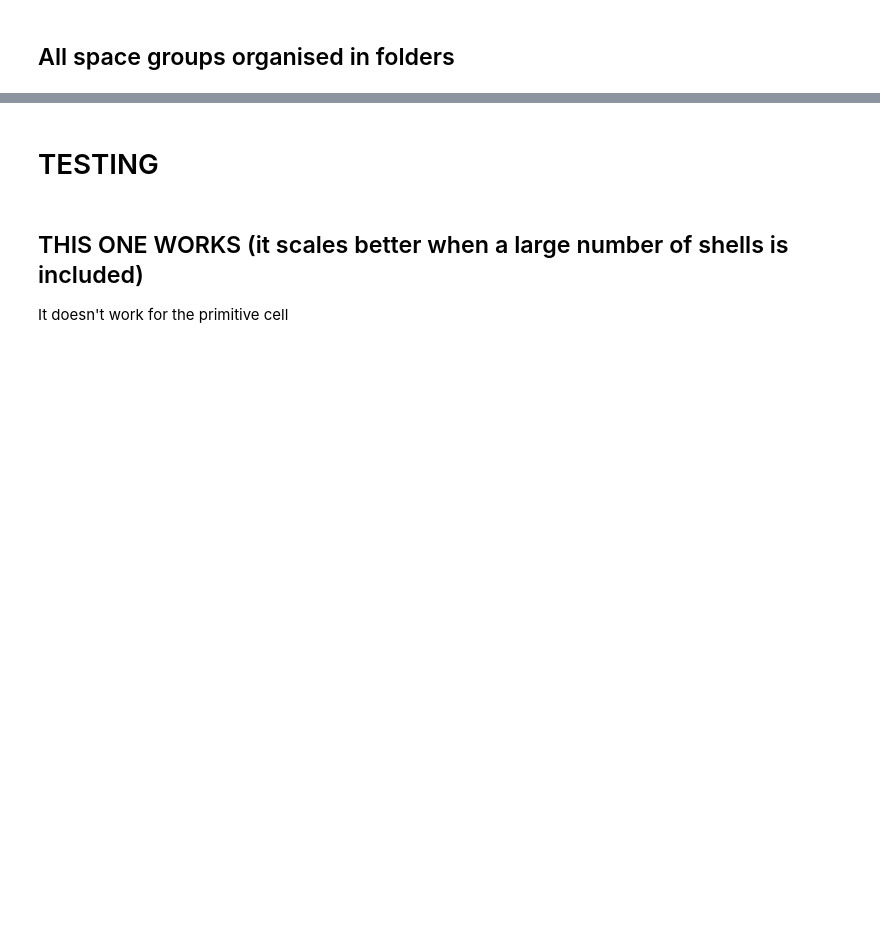
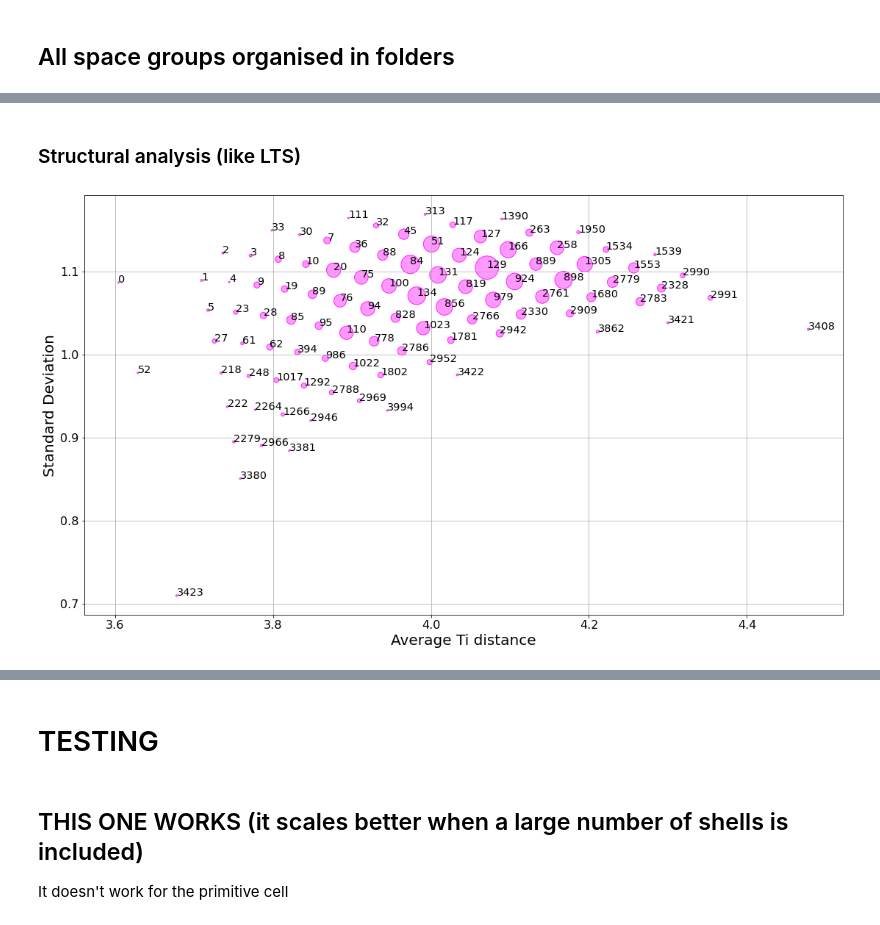
Before and after one commit to cmsg-icl/solid-solutions, a Jupyter notebook: Classification_ML.ipynb, the cells around one changed output, grey strips where cells are left out. Cells and saved outputs as stored; diff of their text form; code cells hidden in the pictures; blank space fills up the shorter version.

```diff
--- a/Classification_ML.ipynb
+++ b/Classification_ML.ipynb
@@ -177,0 +342,3 @@ neighbours_spatial_dist_all[1]
+# %%
+neighbours_spatial_dist_all_sorted_sliced_sum = \
+np.sum(neighbours_spatial_dist_all_sorted_sliced,axis=1)
@@ -177,0 +347,7 @@ neighbours_spatial_dist_all[1]
+# %%
+vector_descriptor = neighbours_spatial_dist_all_sorted_sliced_sum
+a = vector_descriptor[0]
+for i in range(len(neighbours_spatial_dist_all_sorted_sliced_sum)):
+    b = vector_descriptor[i]
+    cos_sim = np.dot(a, b)/(np.linalg.norm(a)*np.linalg.norm(b))
+    #print(cos_sim)
@@ -315,0 +535,2 @@ for j,i in enumerate(energy[1:]):
+# %% [markdown]
+### Structural analysis (like LTS)
@@ -315,0 +552,36 @@ for j,i in enumerate(energy[1:]):
+# %%
+unique_mg_average = np.unique(np.sort(np.array(average_mg)),axis=0)
+average_mg_group = []
+for i in range(len(structures)):
+    average_mg_group.append(np.where(unique_mg_average == average_mg[i])[0][0])
+# %%
+dist_std_unique, dist_std_first, dist_std_occ =  \
+np.unique(np.round(np.array(average_std_mg_combined),6),axis=0,return_counts=True,return_index=True)
+# %%
+import matplotlib.pyplot as plt
+
+font = {'size'   : 14.5,
+       'weight': 'normal'}
+
+plt.rc('font', **font)
+
+color = ['b','g','r','c','m','y','k','tab:orange']
+fig, ax = plt.subplots()
+ax.scatter(dist_std_unique[:,0], dist_std_unique[:,1],s=dist_std_occ/max(dist_std_occ)*1000,
+           edgecolors='#ff22ff', color='#ff99ff')
+
+label = dist_std_first
+
+ax.set_xlabel('Average Ti distance', fontsize=20)
+ax.set_ylabel('Standard Deviation', fontsize=20)
+plt.xticks(fontsize=16)
+plt.yticks(fontsize=16)
+ax.grid()
+
+for i, txt in enumerate(label):
+    ax.annotate(txt, (dist_std_unique[i,0], dist_std_unique[i,1]),)
+fig.set_size_inches(18.5, 10.5)
+
+plt.show()
+# %% [output]
+[figure, added]
```
Also changed, not shown: parts of 55 cells of this notebook.
